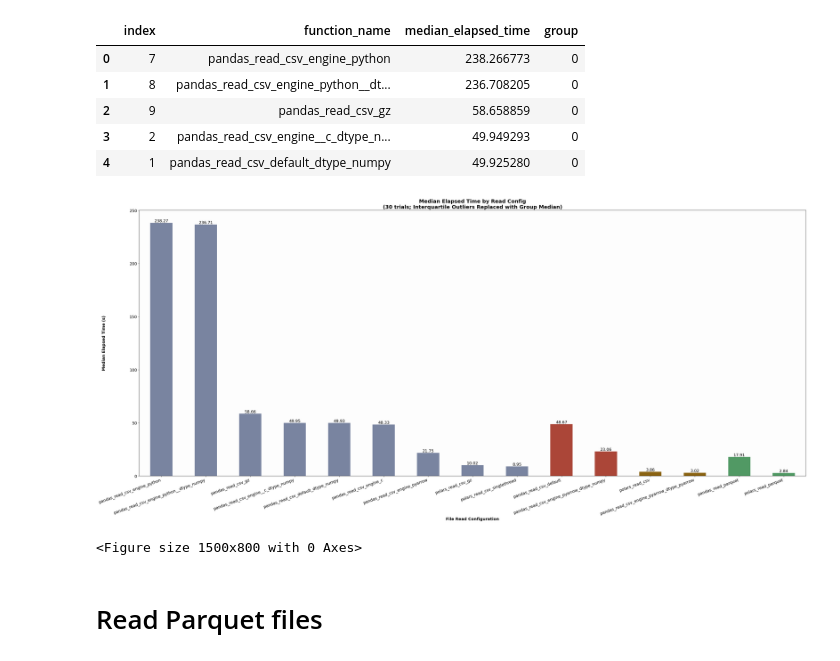
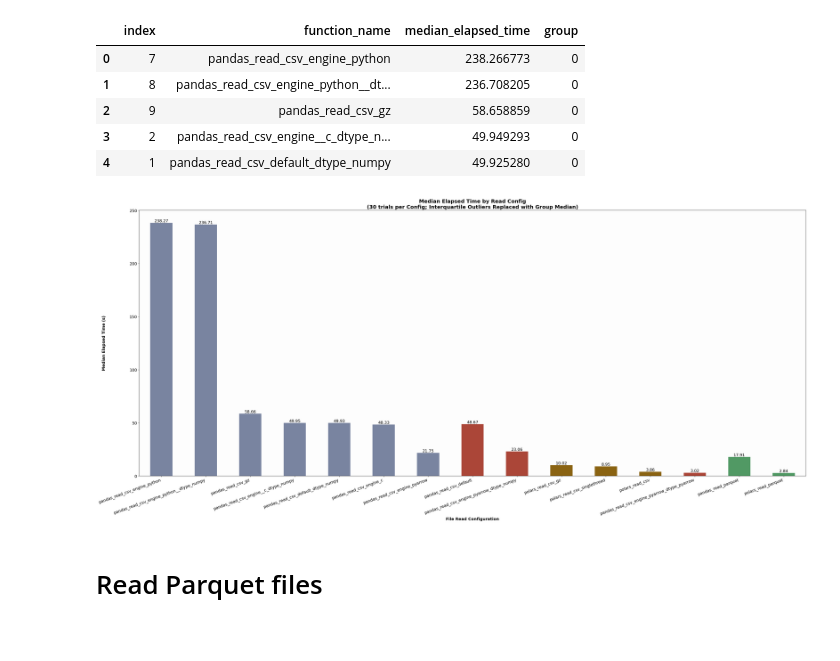
Before and after one commit to surfaceowl/talk_nov2023_pandas_polars_arrow, a Jupyter notebook: performance_comparison.ipynb, the cells around one changed output. Drawn from its saved outputs; the diff is of its cells as text; code cells hidden in the pictures.

Commit message:
update read speed plot; reformat html slides

```diff
--- a/performance_comparison.ipynb
+++ b/performance_comparison.ipynb
@@ -341,7 +317,8 @@ def replace_outliers(group):
     ]
     # Store outliers in df_outliers
     global df_outliers
-    df_outliers = pd.concat([df_outliers, outliers])
+    df_outliers = df_outliers.dropna(axis=1, how="all")
+    df_outliers = pd.concat([df_outliers, outliers], ignore_index=True)
 
     # Replace outliers with the median value in the original DataFrame
     median_value = group["elapsed_time"].median()
@@ -436,8 +413,10 @@ df_read_iter_30_summary.head(5)
 color_mapping = {
     "pandas_read_csv_default": "#AB4638",
     "pandas_read_csv_engine_pyarrow_dtype_numpy": "#AB4638",
+    "polars_read_csv_singlethread": "#8A6312",
     "polars_read_csv": "#8A6312",
-    "pandas_read_csv_engine_pyarrow_dtype_pyarrow": "#8A6312",
+    "polars_read_csv_gz": "#8A6312",
+    "pandas_read_csv_engine_pyarrow_dtype_pyarrow": "#AB4638",
     "pandas_read_parquet": "#519964",
     "polars_read_parquet": "#519964",
 }
@@ -455,53 +434,35 @@ ax_read_speeds_median = df_read_iter_30_summary.sort_values(
         color_mapping.get(x, "#7984A0")
         for x in df_read_iter_30_summary["function_name"]
     ],
 )
 
 # Add title, datapoint labels and some color
 ax_read_speeds_median.set_title(
-    "Median Elapsed Time by Read Config\n(30 trials; Interquartile Outliers Replaced with Group Median)",
+    "Median Elapsed Time by Read Config\n(30 trials per Config; Interquartile Outliers Replaced with Group Median)",
     fontsize=18,
     weight="bold",
 )
 ax_read_speeds_median.set_facecolor("#f0f0f0" + "20")
 ax_read_speeds_median.bar_label(
     ax_read_speeds_median.containers[0], fmt="%.2f", fontsize=14
 )
 
 # More readable axis labels
 ax_read_speeds_median.set_xticklabels(
     ax_read_speeds_median.get_xticklabels(), rotation=20, ha="right"
 )
 ax_read_speeds_median.set_xlabel("File Read Configuration", fontsize=14, weight="bold")
 ax_read_speeds_median.set_ylabel("Median Elapsed Time (s)", fontsize=14, weight="bold")
 ax_read_speeds_median.yaxis.set_label_coords(-0.05, 0.5)
 ax_read_speeds_median.tick_params(axis="both", which="major", labelsize=14)
 plt.tight_layout()
 
 plt.savefig(
     "./images/csv_read_speed_comparison_30_iter.jpg", dpi=100
 )  # Adjust dpi to get the desired resolution
 plt.show()
 # %% [output]
-[figure, old version]
+[figure, new version]
-# %%
-# save graph to file:
-# Convert pixel width to inches (matplotlib's default), assuming a resolution of 100 DPI
-width_in_inches = 1000 / 100  # 1000 pixels / 100 DPI
-height_in_inches = width_in_inches * (8 / 25)  # Maintain the aspect ratio of 25:8
-
-# Set the figure size
-# fig = plt.gcf()
-# fig.set_size_inches(width_in_inches, height_in_inches)
-plt.figure(figsize=(15, 8))
-# Save the figure
-plt.savefig(
-    "./images/csv_read_speed_comparison_30_iter.jpg", dpi=100
-)  # Adjust dpi to get the desired resolution
-# plt.close(fig)  # Close the plot to free up memory
-plt.show()
-# %% [output]
-<Figure size 1500x800 with 0 Axes>
 # %% [markdown]
 # Read Parquet files
 # %%
```
Also changed, not shown: parts of 3 cells of this notebook, 6 other files.
